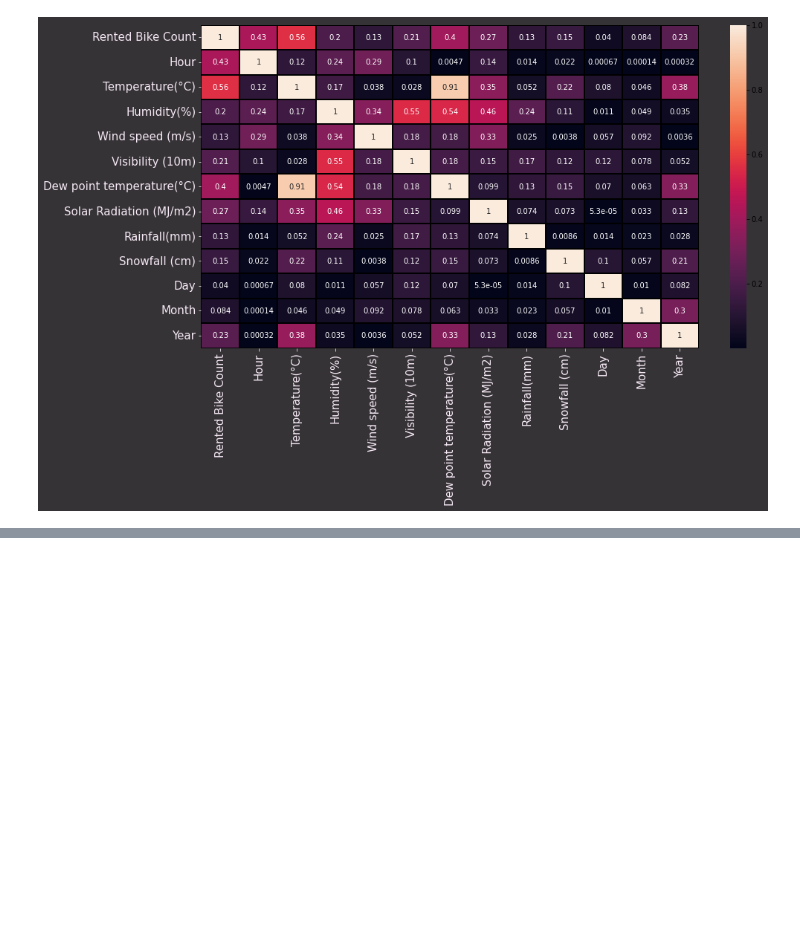
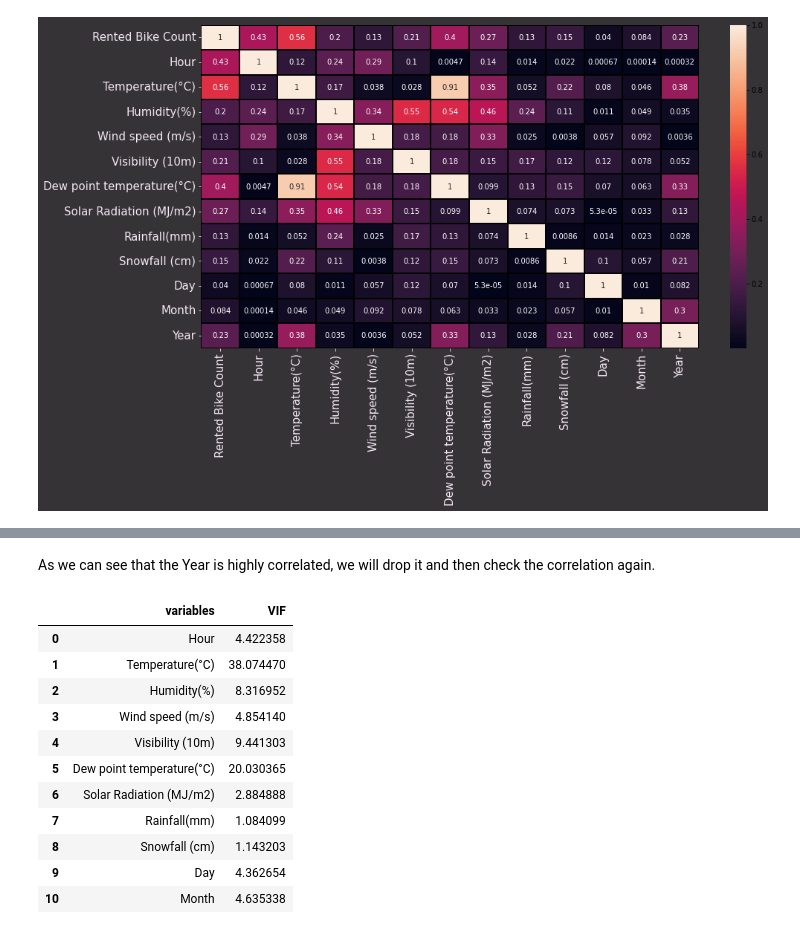
Before and after one commit to NitinYallapurkar/Bike_Sharing_Demand_Prediction, a Jupyter notebook: Bike_Sharing_Demand_Prediction.ipynb, the cells around one changed output, grey strips where cells are left out. Drawn from its saved outputs; the diff is of its cells as text; code cells hidden in the pictures; blank space fills up the shorter version.

```diff
--- a/Bike_Sharing_Demand_Prediction.ipynb
+++ b/Bike_Sharing_Demand_Prediction.ipynb
@@ -444,0 +476,18 @@ ax.tick_params( colors='#F5E9F5',labelsize=15)
+# %% [markdown]
+As we can see that the Year is highly correlated, we will drop it and then check the correlation again.
+# %%
+#Checking the correlation of independent variables without the Year column.
+cal_VIF(dataset[[i for i in dataset.describe().columns if i not in ['Year','Rented Bike Count']]])
+# %% [output]
+|  | variables | VIF |
+| 0 | Hour | 4.422358 |
+| 1 | Temperature(°C) | 38.074470 |
+| 2 | Humidity(%) | 8.316952 |
+| 3 | Wind speed (m/s) | 4.854140 |
+| 4 | Visibility (10m) | 9.441303 |
+| 5 | Dew point temperature(°C) | 20.030365 |
+| 6 | Solar Radiation (MJ/m2) | 2.884888 |
+| 7 | Rainfall(mm) | 1.084099 |
+| 8 | Snowfall (cm) | 1.143203 |
+| 9 | Day | 4.362654 |
+| 10 | Month | 4.635338 |
```
Also changed, not shown: parts of 13 cells of this notebook.
